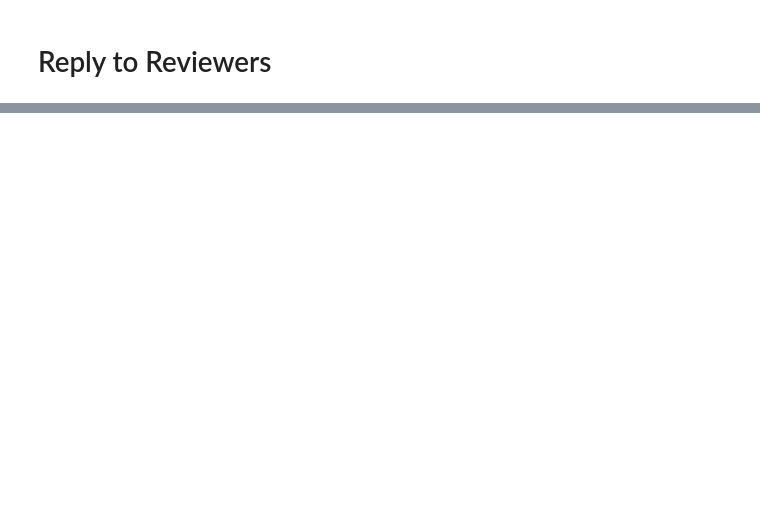
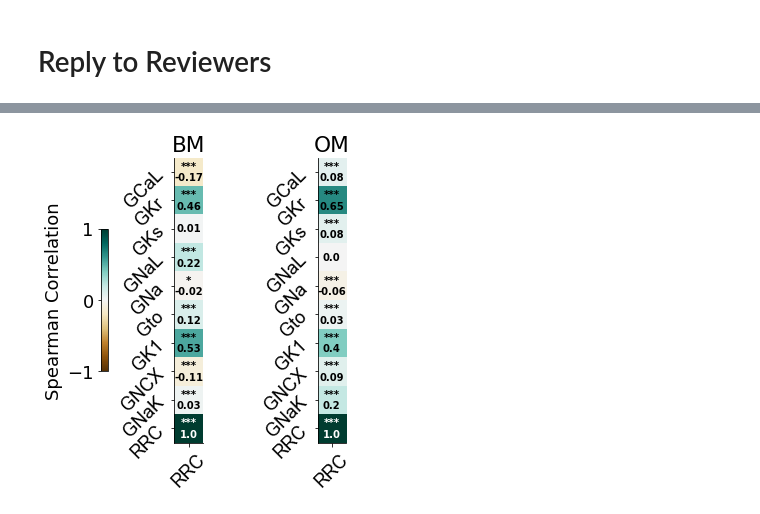
Before and after one commit to Christini-Lab/rrc-conductance-profile, a Jupyter notebook: reviewer_response.ipynb, the cells around one changed output, grey strips where cells are left out. Saved outputs shown, nothing was run; the diff lists cells and outputs as text; code cells hidden in the pictures; blank space fills up the shorter version.

```diff
--- a/reviewer_response.ipynb
+++ b/reviewer_response.ipynb
@@ -70,0 +141,61 @@ Text(0, 0.5, 'RRC (A/F)')
+# %%
+fig, axs1 = plt.subplots(1, 2, figsize = (5,5), constrained_layout = True)
+
+from scipy.stats import spearmanr
+
+stat = spearmanr
+color_map = 'BrBG'
+cond_labels = ['GCaL', 'GKr', 'GKs', 'GNaL', 'GNa', 'Gto', 'GK1', 'GNCX', 'GNaK', 'RRC']
+cond_labels_x = ['RRC']
+gens = [15, 85]
+titles = ['BM', 'OM']
+
+for g in range(0, len(gens)):
+    if g == 0:
+        # 19125 inds
+        data = all_trials[(all_trials['gen']<gens[g])][['i_cal_pca_multiplier', 'i_kr_multiplier', 'i_ks_multiplier', 'i_nal_multiplier', 'i_na_multiplier', 'i_to_multiplier', 'i_k1_multiplier', 'i_NCX_multiplier', 'i_nak_multiplier', 'rrc']]
+        #data = all_trials[(all_trials['gen']<gens[g]) & (all_trials['total_morph_error']==0) & (all_trials['total_feature_error']==0)][['i_cal_pca_multiplier', 'i_kr_multiplier', 'i_ks_multiplier', 'i_nal_multiplier', 'i_na_multiplier', 'i_to_multiplier', 'i_k1_multiplier', 'i_NCX_multiplier', 'i_nak_multiplier', 'rrc']]
+    else:
+        #50307 inds
+        data = all_trials[(all_trials['gen']>gens[g])][['i_cal_pca_multiplier', 'i_kr_multiplier', 'i_ks_multiplier', 'i_nal_multiplier', 'i_na_multiplier', 'i_to_multiplier', 'i_k1_multiplier', 'i_NCX_multiplier', 'i_nak_multiplier', 'rrc']]
+        #data = all_trials[(all_trials['gen']>gens[g]) & (all_trials['total_morph_error']==0) & (all_trials['total_feature_error']==0)][['i_cal_pca_multiplier', 'i_kr_multiplier', 'i_ks_multiplier', 'i_nal_multiplier', 'i_na_multiplier', 'i_to_multiplier', 'i_k1_multiplier', 'i_NCX_multiplier', 'i_nak_multiplier', 'rrc']]
+
+    corr = data.corr(method = 'spearman')
+    pval = data.corr(method=lambda x, y: stat(x, y)[1]) - np.eye(*corr.shape)
+
+    #drop columns you dont want show in matrix
+    corr.drop(labels=['i_cal_pca_multiplier', 'i_kr_multiplier', 'i_ks_multiplier', 'i_nal_multiplier', 'i_na_multiplier', 'i_to_multiplier', 'i_k1_multiplier', 'i_NCX_multiplier', 'i_nak_multiplier'], axis=1, inplace=True)
+    pval.drop(labels=['i_cal_pca_multiplier', 'i_kr_multiplier', 'i_ks_multiplier', 'i_nal_multiplier', 'i_na_multiplier', 'i_to_multiplier', 'i_k1_multiplier', 'i_NCX_multiplier', 'i_nak_multiplier'], axis=1, inplace=True)
+
+    im = axs1[g].imshow(corr, cmap = color_map, vmin=-1, vmax=1)
+    axs1[g].set_xticks(np.arange(len(cond_labels_x)))
+    axs1[g].set_xticklabels(cond_labels_x, rotation = 45, fontname="Arial");
+    axs1[g].set_yticks(np.arange(len(cond_labels)))
+    axs1[g].set_yticklabels(cond_labels, rotation = 45, fontname="Arial");
+    axs1[g].set_title(titles[g])
+
+    texts = []
+    for i in range(corr.shape[0]):
+        for j in range(corr.shape[1]):
+            t = str(round(corr.iloc[i,j], 2))
+            pv = pval.iloc[i,j]
+            p = ''
+            c = 'black'
+            if pv < 0.05:
+                p = '*\n'
+            if pv < 0.01:
+                p = '**\n'
+            if pv < 0.001:
+                p = '***\n'
+            if corr.iloc[i,j]>0.8 or corr.iloc[i,j]<-0.8:
+                c = 'white'
+            text = im.axes.text(j, i, p+t, color = c, ha="center", va="center", fontsize=10, fontweight="bold")
+            texts.append(text)
+
+cbar = axs1[0].figure.colorbar(im, ax=axs1, shrink = 0.5, location = 'left')
+cbar.ax.set_ylabel('Spearman Correlation', rotation=90, va="bottom")
+
+plt.savefig(figures_path+'figR2.pdf', trasparent=True)
+plt.savefig(figures_path+'figR2.png', trasparent=True)
+# %% [output]
+[figure, added]
```
Also changed, not shown: parts of 17 cells of this notebook, 21 other files.
